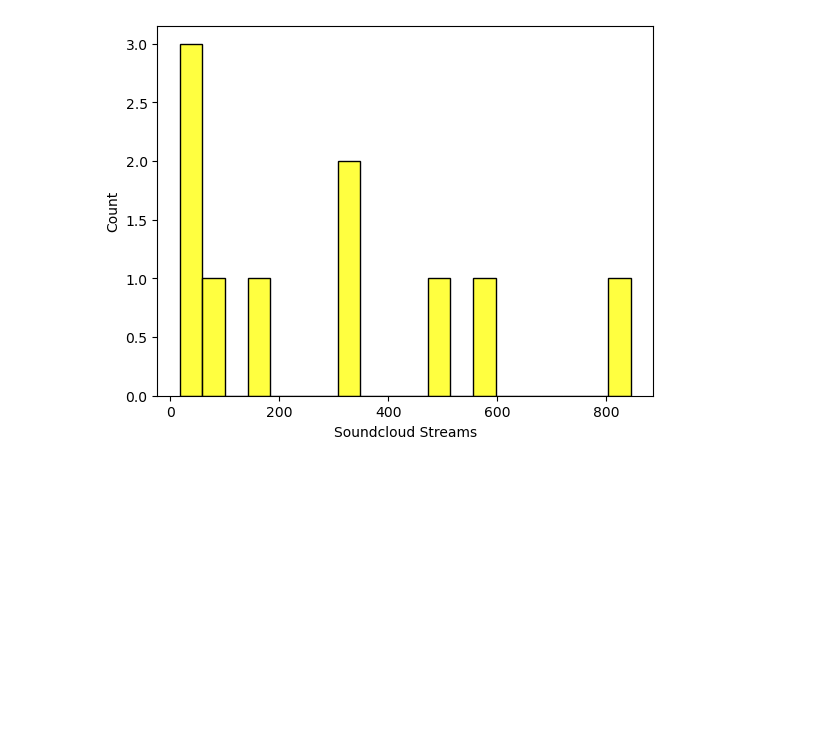
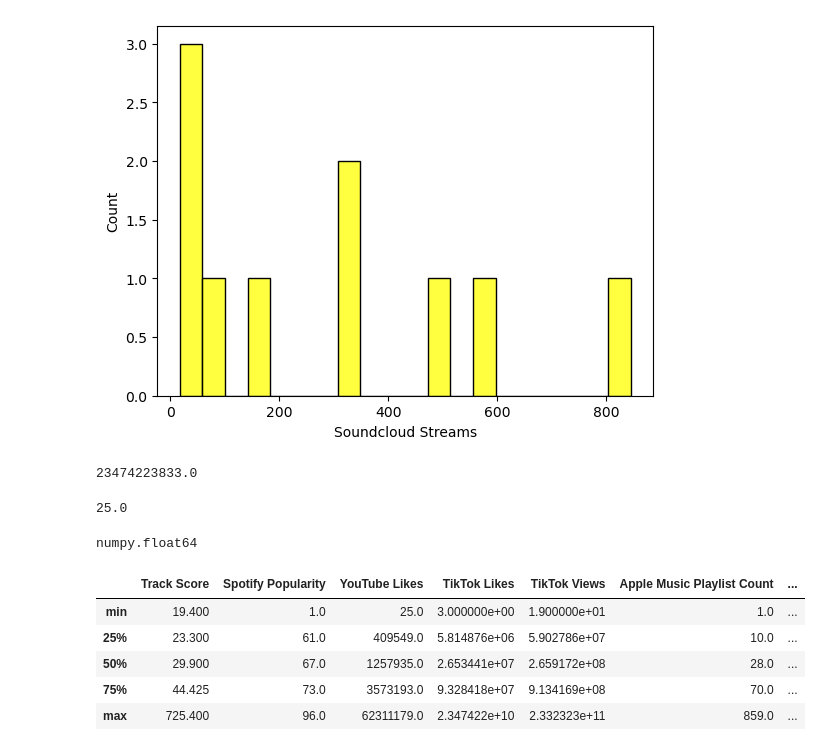
Before and after one commit to Rain0rShine/Artificial-Intelligence, a Jupyter notebook: Semester 1/Spotify/Spotify.ipynb, the cells around one changed output. Saved outputs shown, nothing was run; the diff lists cells and outputs as text; code cells hidden in the pictures; blank space fills up the shorter version.

```diff
--- a/Semester 1/Spotify/Spotify.ipynb
+++ b/Semester 1/Spotify/Spotify.ipynb
@@ -136,3 +136,32 @@ sns.histplot(spotify["Soundcloud Streams"], bins = 20, kde=False, color='yellow'
 # %% [output]
 <AxesSubplot:xlabel='Soundcloud Streams', ylabel='Count'>
 [figure]
+# %%
+spotify["TikTok Likes"] = spotify["TikTok Likes"].str.replace(',', '')
+spotify["TikTok Likes"] = pd.to_numeric(spotify["TikTok Likes"], errors="coerce")
+type(spotify.loc[0]["TikTok Likes"])
+spotify['TikTok Likes'].max()
+# %% [output]
+23474223833.0
+# %%
+spotify["YouTube Likes"] = spotify["YouTube Likes"].str.replace(',', '')
+spotify["YouTube Likes"] = pd.to_numeric(spotify["YouTube Likes"], errors="coerce")
+type(spotify.loc[0]["YouTube Likes"])
+spotify['YouTube Likes'].min()
+# %% [output]
+25.0
+# %%
+spotify["TikTok Views"] = spotify["TikTok Views"].str.replace(',', '')
+spotify["TikTok Views"] = pd.to_numeric(spotify["TikTok Views"], errors="coerce")
+type(spotify.loc[0]["TikTok Views"])
+# %% [output]
+numpy.float64
+# %%
+spotify.describe().loc[['min', '25%', '50%', '75%', 'max']]
+# %% [output]
+|  | Track Score | Spotify Popularity | YouTube Likes | TikTok Likes | TikTok Views | Apple Music Playlist Count | ... |
+| min | 19.400 | 1.0 | 25.0 | 3.000000e+00 | 1.900000e+01 | 1.0 | ... |
+| 25% | 23.300 | 61.0 | 409549.0 | 5.814876e+06 | 5.902786e+07 | 10.0 | ... |
+| 50% | 29.900 | 67.0 | 1257935.0 | 2.653441e+07 | 2.659172e+08 | 28.0 | ... |
+| 75% | 44.425 | 73.0 | 3573193.0 | 9.328418e+07 | 9.134169e+08 | 70.0 | ... |
+| max | 725.400 | 96.0 | 62311179.0 | 2.347422e+10 | 2.332323e+11 | 859.0 | ... |
```
Also changed, not shown: parts of 1 cell of this notebook, 1 other file.
